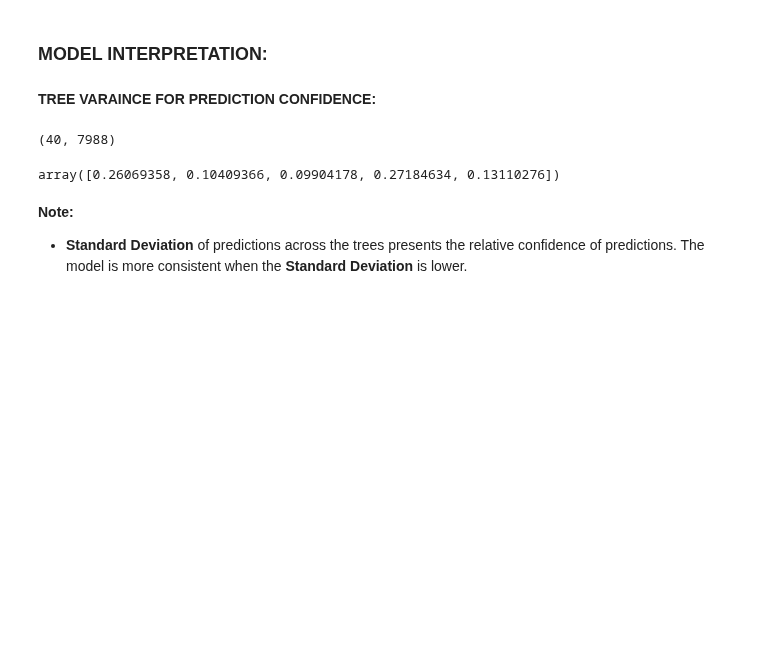
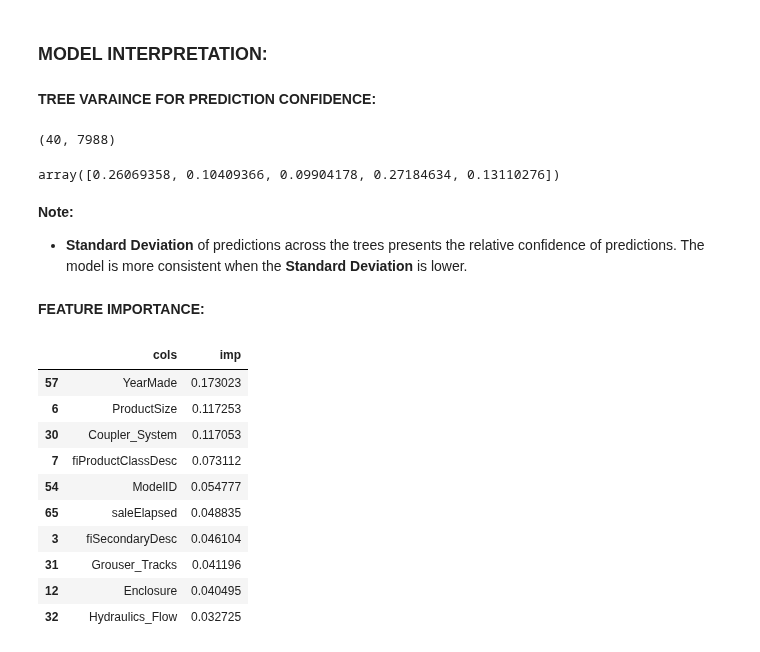
Before and after one commit to ThinamXx/Fastai, a Jupyter notebook: 8. Tabular Modeling/TabularModel.ipynb, the cells around one changed output. Saved outputs shown, nothing was run; the diff lists cells and outputs as text; code cells hidden in the pictures; blank space fills up the shorter version.

```diff
--- a/8. Tabular Modeling/TabularModel.ipynb
+++ b/8. Tabular Modeling/TabularModel.ipynb
@@ -268,3 +268,27 @@ array([0.26069358, 0.10409366, 0.09904178, 0.27184634, 0.13110276])
 # %% [markdown]
 **Note:**
 - **Standard Deviation** of predictions across the trees presents the relative confidence of predictions. The model is more consistent when the **Standard Deviation** is lower.
+# %% [markdown]
+**FEATURE IMPORTANCE:**
+# %%
+#@ GETTING FEATURE IMPORTANCE:
+def rf_feat_importance(m, df):                                      # Defining Function.
+    return pd.DataFrame({"cols": df.columns,
+                         "imp": m.feature_importances_}).\
+                         sort_values("imp", ascending=False)        # Sorting Feature Importance.
+
+#@ IMPLEMENTATION OF THE FUNCTION:
+fi = rf_feat_importance(m, xs)                                      # Getting Feature Importance.
+fi[:10]                                                             # Inspecting Top Features.
+# %% [output]
+|  | cols | imp |
+| 57 | YearMade | 0.173023 |
+| 6 | ProductSize | 0.117253 |
+| 30 | Coupler_System | 0.117053 |
+| 7 | fiProductClassDesc | 0.073112 |
+| 54 | ModelID | 0.054777 |
+| 65 | saleElapsed | 0.048835 |
+| 3 | fiSecondaryDesc | 0.046104 |
+| 31 | Grouser_Tracks | 0.041196 |
+| 12 | Enclosure | 0.040495 |
+| 32 | Hydraulics_Flow | 0.032725 |
```
Also changed, not shown: parts of 11 cells of this notebook.
